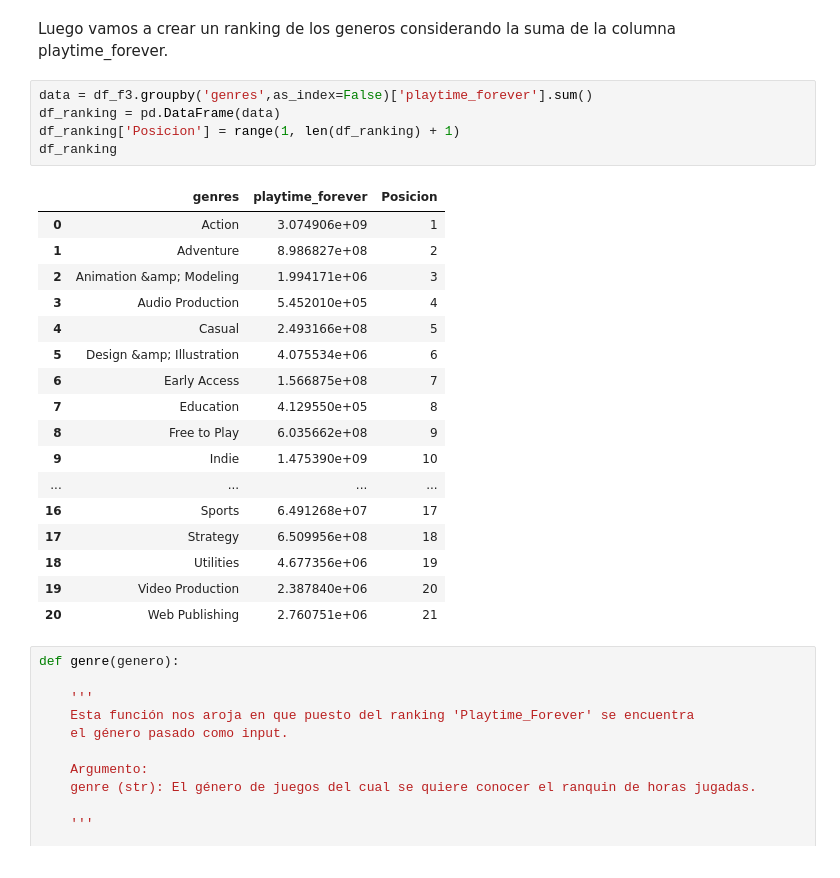
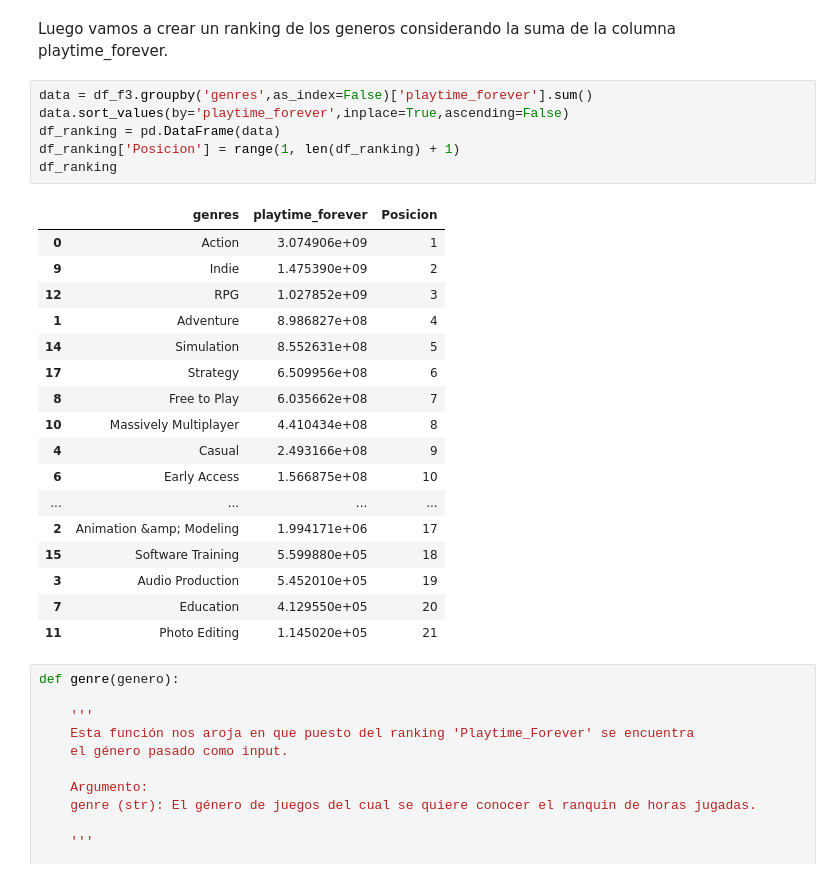
Before and after one commit to JPBertonee/PI_MLOps_Henry, a Jupyter notebook: Desarrollo.ipynb, the cells around one changed output. Drawn from its saved outputs; the diff is of its cells as text.

```diff
--- a/Desarrollo.ipynb
+++ b/Desarrollo.ipynb
@@ -607,27 +612,28 @@ df_f3
 Luego vamos a crear un ranking de los generos considerando la suma de la columna playtime_forever.
 # %%
 data = df_f3.groupby('genres',as_index=False)['playtime_forever'].sum()
+data.sort_values(by='playtime_forever',inplace=True,ascending=False)
 df_ranking = pd.DataFrame(data)
 df_ranking['Posicion'] = range(1, len(df_ranking) + 1)
 df_ranking
 # %% [output]
 |  | genres | playtime_forever | Posicion |
 | 0 | Action | 3.074906e+09 | 1 |
-| 1 | Adventure | 8.986827e+08 | 2 |
-| 2 | Animation &amp; Modeling | 1.994171e+06 | 3 |
-| 3 | Audio Production | 5.452010e+05 | 4 |
-| 4 | Casual | 2.493166e+08 | 5 |
-| 5 | Design &amp; Illustration | 4.075534e+06 | 6 |
-| 6 | Early Access | 1.566875e+08 | 7 |
-| 7 | Education | 4.129550e+05 | 8 |
-| 8 | Free to Play | 6.035662e+08 | 9 |
-| 9 | Indie | 1.475390e+09 | 10 |
+| 9 | Indie | 1.475390e+09 | 2 |
+| 12 | RPG | 1.027852e+09 | 3 |
+| 1 | Adventure | 8.986827e+08 | 4 |
+| 14 | Simulation | 8.552631e+08 | 5 |
+| 17 | Strategy | 6.509956e+08 | 6 |
+| 8 | Free to Play | 6.035662e+08 | 7 |
+| 10 | Massively Multiplayer | 4.410434e+08 | 8 |
+| 4 | Casual | 2.493166e+08 | 9 |
+| 6 | Early Access | 1.566875e+08 | 10 |
 | ... | ... | ... | ... |
-| 16 | Sports | 6.491268e+07 | 17 |
-| 17 | Strategy | 6.509956e+08 | 18 |
-| 18 | Utilities | 4.677356e+06 | 19 |
-| 19 | Video Production | 2.387840e+06 | 20 |
-| 20 | Web Publishing | 2.760751e+06 | 21 |
+| 2 | Animation &amp; Modeling | 1.994171e+06 | 17 |
+| 15 | Software Training | 5.599880e+05 | 18 |
+| 3 | Audio Production | 5.452010e+05 | 19 |
+| 7 | Education | 4.129550e+05 | 20 |
+| 11 | Photo Editing | 1.145020e+05 | 21 |
 # %%
 def genre(genero):
 
```
Also changed, not shown: parts of 25 cells of this notebook, 1 other file.
